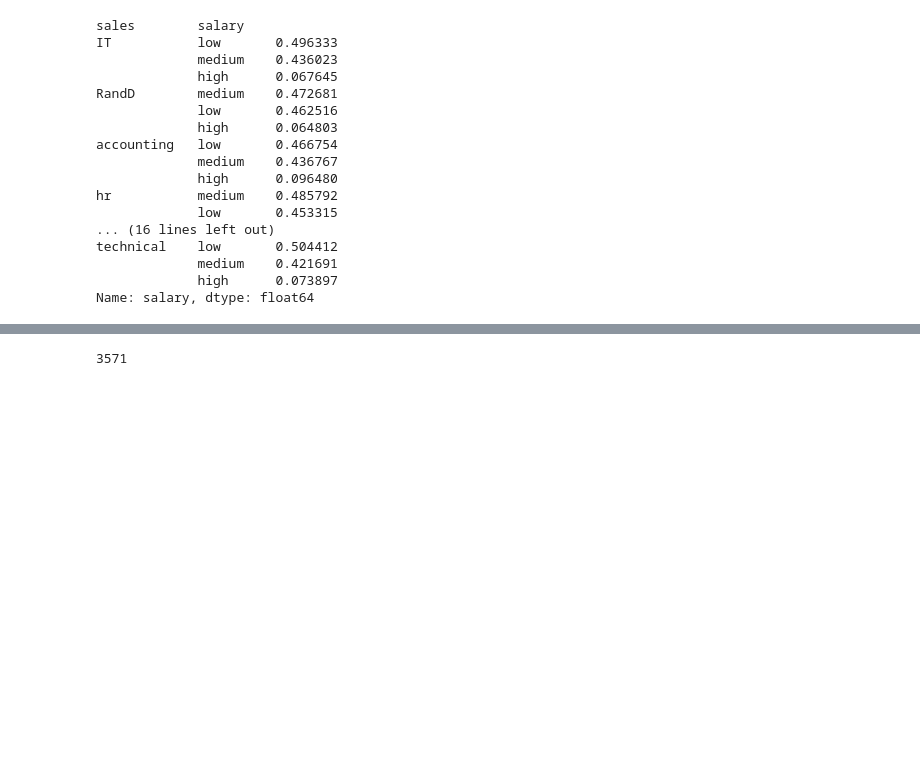
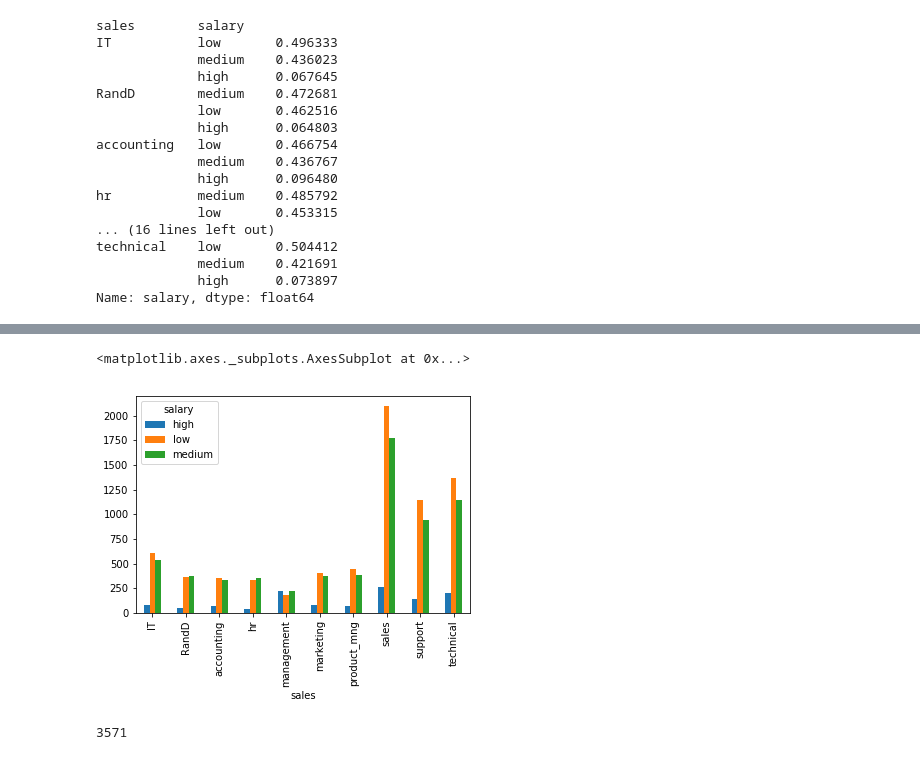
Before and after one commit to olgamonahova/python, a Jupyter notebook: Проверочная/Проверочная.ipynb, the cells around one changed output, grey strips where cells are left out. Saved outputs shown, nothing was run; the diff lists cells and outputs as text; code cells hidden in the pictures; blank space fills up the shorter version.

```diff
--- a/Проверочная/Проверочная.ipynb
+++ b/Проверочная/Проверочная.ipynb
@@ -241,3 +280,11 @@ Name: salary, dtype: float64
+# %%
+# UPDATE 3: теперь норм :)
+
+ct = pd.crosstab([data.sales], data['salary'])
+ct.plot(kind='bar')
+# %% [output]
+<matplotlib.axes._subplots.AxesSubplot at 0x...>
+[figure, added]
 # %%
 # 9.Сколько сотрудников покинули компанию
 
```
Also changed, not shown: parts of 6 cells of this notebook.
